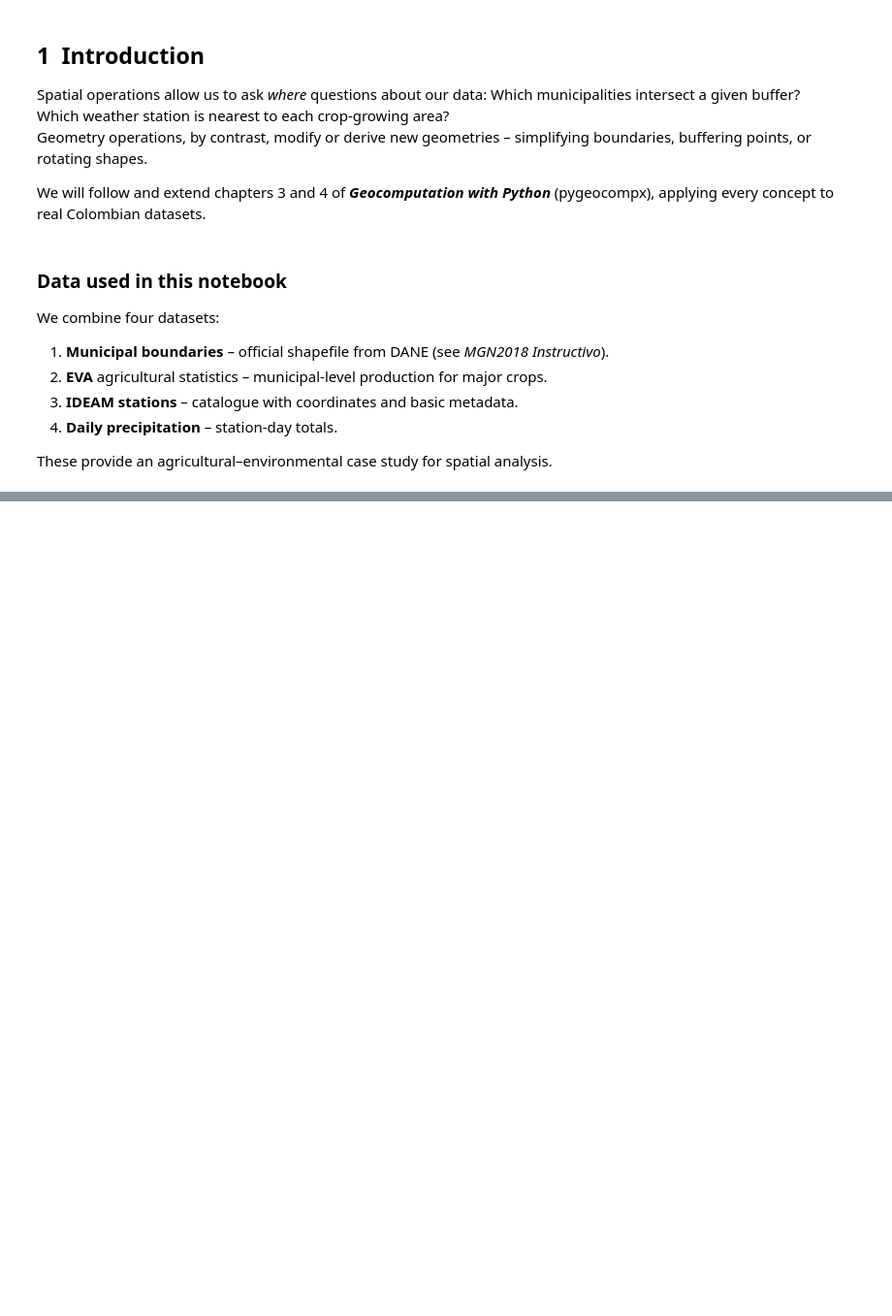
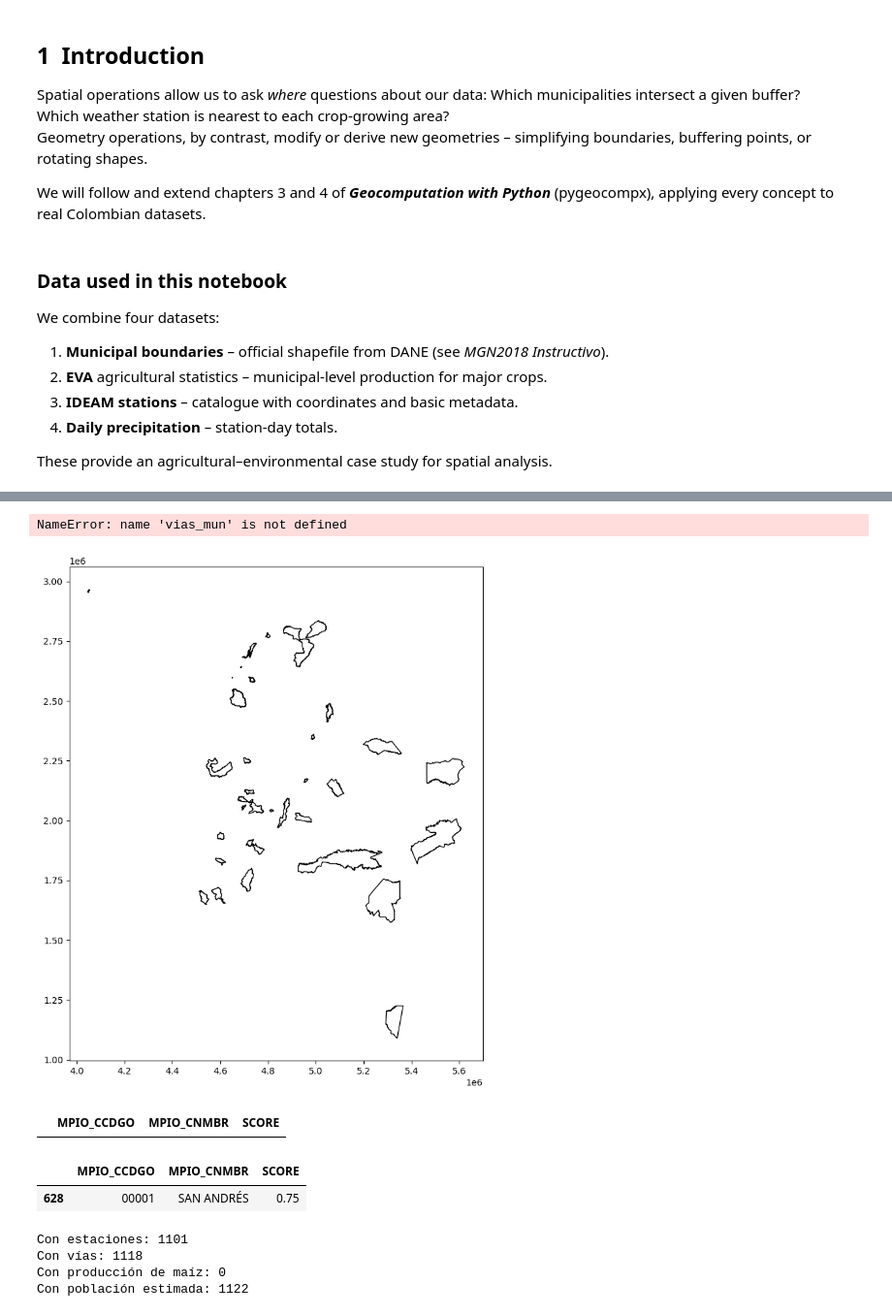
Before and after one commit to DanielaRayo/prog_sig, a Jupyter notebook: Workshop6_SpatialOpertaions_Vector_Data.ipynb, the cells around one changed output, grey strips where cells are left out. Shown: that part at 97% size. Drawn from its saved outputs; the diff is of its cells as text; code cells hidden in the pictures; blank space fills up the shorter version.

```diff
--- a/Workshop6_SpatialOpertaions_Vector_Data.ipynb
+++ b/Workshop6_SpatialOpertaions_Vector_Data.ipynb
@@ -991,0 +489,31 @@ This notebook is released under a Creative Commons Attribution 4.0 licence.
+# %%
+import matplotlib.patches as mpatches
+
+fig, ax = plt.subplots(figsize=(10, 10))
+
+# Ploteo
+mun_sel.boundary.plot(ax=ax, color='black', linewidth=1)
+vias_mun.plot(ax=ax, color='red', linewidth=0.5)
+est_mun.plot(ax=ax, color='blue', markersize=10)
+grid_fina.plot(ax=ax, column='SCORE_LOCAL', cmap='YlGn', alpha=0.6, legend=True)
+best_cell.plot(ax=ax, edgecolor='black', facecolor='none', linewidth=2)
+
+# Basemap
+ctx.add_basemap(ax, crs=mun_sel.crs.to_string(), source=ctx.providers.CartoDB.Positron)
+
+# Título
+plt.title("Nivel 2 — Mejor área para el proyecto")
+plt.axis('off')
+
+# Leyenda personalizada
+custom_legend = [
+    mpatches.Patch(color='red', label='Vías'),
+    mpatches.Patch(color='blue', label='Estaciones IDEAM'),
+    mpatches.Patch(facecolor='none', edgecolor='black', label='Mejor área (≤5 km²)', linewidth=2)
+]
+plt.legend(handles=custom_legend, loc='lower left')
+
+plt.show()
+# %% [output]
+NameError: name 'vias_mun' is not defined
+[figure, added]
@@ -991,0 +528,8 @@ This notebook is released under a Creative Commons Attribution 4.0 licence.
+# %%
+# Ordenar por SCORE descendente
+mejor_municipio = mun_validos.sort_values('SCORE', ascending=False).head(1)
+
+# Mostrar el resultado
+display(mejor_municipio[['MPIO_CCDGO', 'MPIO_CNMBR', 'SCORE']])
+# %% [output]
+|  | MPIO_CCDGO | MPIO_CNMBR | SCORE |
@@ -991,0 +549,16 @@ This notebook is released under a Creative Commons Attribution 4.0 licence.
+# %%
+mejor_municipio = mun_validos.sort_values('SCORE', ascending=False).head(1)
+display(mejor_municipio[['MPIO_CCDGO', 'MPIO_CNMBR', 'SCORE']])
+# %% [output]
+|  | MPIO_CCDGO | MPIO_CNMBR | SCORE |
+| 628 | 00001 | SAN ANDRÉS | 0.75 |
+# %%
+print("Con estaciones:", (mun_scores['ideam_count'] > 0).sum())
+print("Con vías:", (mun_scores['length_m'] > 0).sum())
+print("Con producción de maíz:", (mun_scores['maiz_prod_ton'] > 0).sum())
+print("Con población estimada:", (mun_scores['population_part'] > 0).sum())
+# %% [output]
+Con estaciones: 1101
+Con vías: 1118
+Con producción de maíz: 0
+Con población estimada: 1122
```
Also changed, not shown: parts of 101 cells of this notebook.
